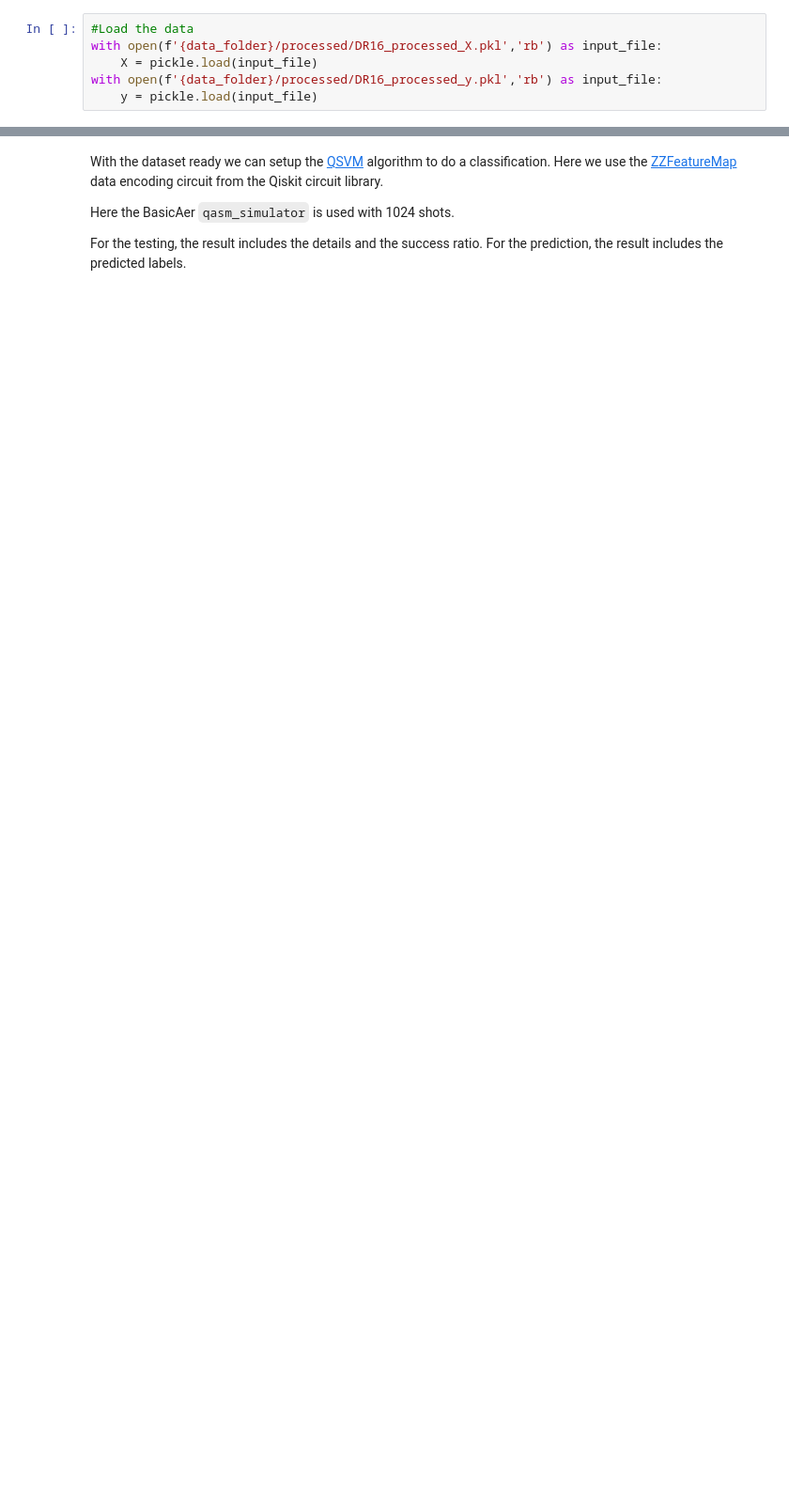
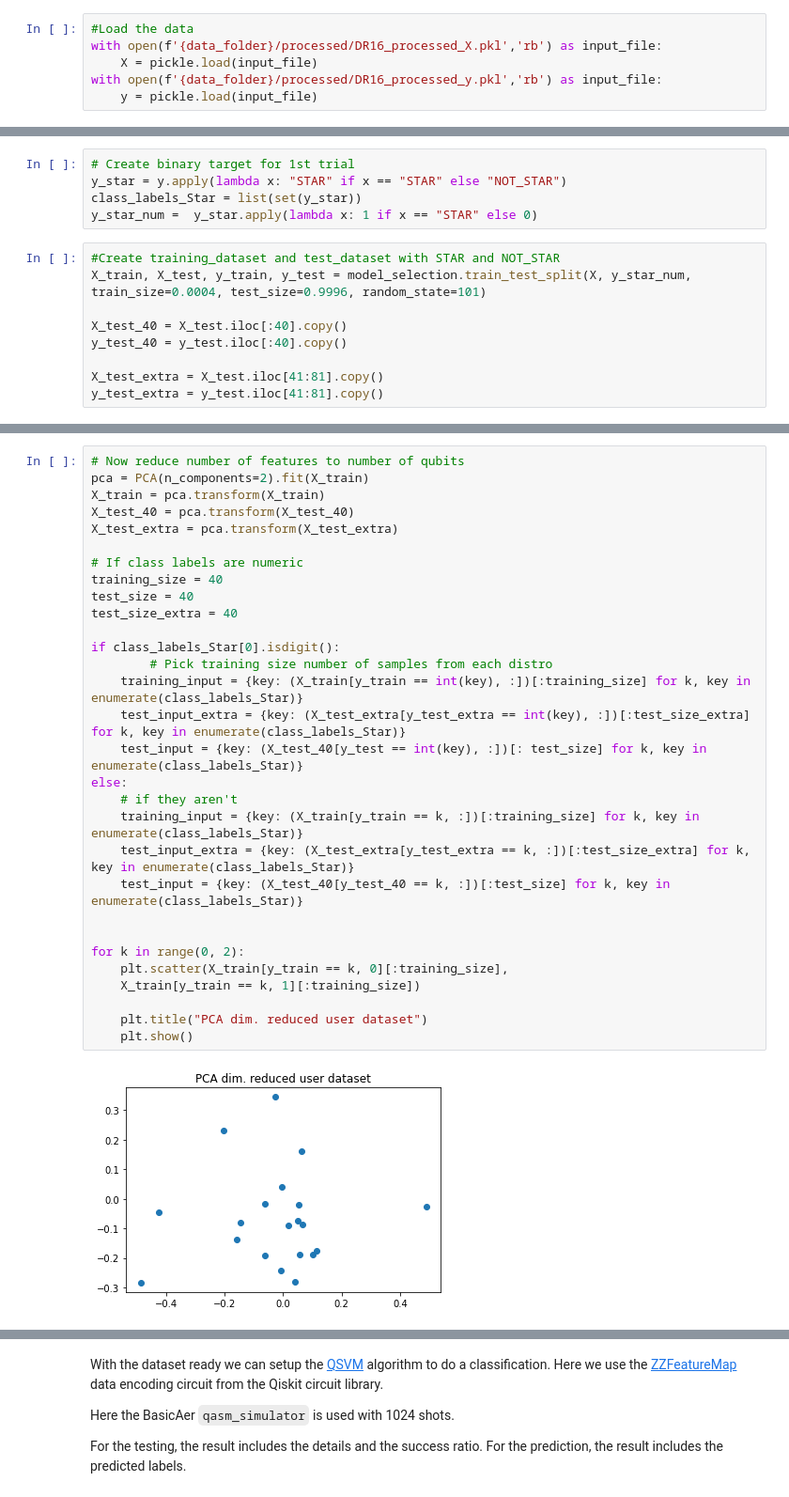
Before and after one commit to RossyNguyen/Quantstellar, a Jupyter notebook: QUANTSTELLAR-QISKIT-HACKATHON-21/notebooks/QSVM_Rossy.ipynb, the cells around one changed output, grey strips where cells are left out. Shown: that part at 94% size. Saved outputs shown, nothing was run; the diff lists cells and outputs as text; blank space fills up the shorter version.

Commit message:
Fix the dataset and run QSVM

```diff
--- a/QUANTSTELLAR-QISKIT-HACKATHON-21/notebooks/QSVM_Rossy.ipynb
+++ b/QUANTSTELLAR-QISKIT-HACKATHON-21/notebooks/QSVM_Rossy.ipynb
@@ -62,0 +31,14 @@ X_2
+# %%
+# Create binary target for 1st trial
+y_star = y.apply(lambda x: "STAR" if x == "STAR" else "NOT_STAR")
+class_labels_Star = list(set(y_star))
+y_star_num =  y_star.apply(lambda x: 1 if x == "STAR" else 0)
+# %%
+#Create training_dataset and test_dataset with STAR and NOT_STAR
+X_train, X_test, y_train, y_test = model_selection.train_test_split(X, y_star_num, train_size=0.0004, test_size=0.9996, random_state=101)
+
+X_test_40 = X_test.iloc[:40].copy()
+y_test_40 = y_test.iloc[:40].copy()
+
+X_test_extra = X_test.iloc[41:81].copy()
+y_test_extra = y_test.iloc[41:81].copy()
@@ -62,0 +64,32 @@ X_2
+# %%
+# Now reduce number of features to number of qubits
+pca = PCA(n_components=2).fit(X_train)
+X_train = pca.transform(X_train)
+X_test_40 = pca.transform(X_test_40)
+X_test_extra = pca.transform(X_test_extra)
+
+# If class labels are numeric
+training_size = 40
+test_size = 40
+test_size_extra = 40
+
+if class_labels_Star[0].isdigit():
+        # Pick training size number of samples from each distro
+    training_input = {key: (X_train[y_train == int(key), :])[:training_size] for k, key in enumerate(class_labels_Star)}
+    test_input_extra = {key: (X_test_extra[y_test_extra == int(key), :])[:test_size_extra] for k, key in enumerate(class_labels_Star)}
+    test_input = {key: (X_test_40[y_test == int(key), :])[: test_size] for k, key in enumerate(class_labels_Star)}
+else:
+    # if they aren't
+    training_input = {key: (X_train[y_train == k, :])[:training_size] for k, key in enumerate(class_labels_Star)}
+    test_input_extra = {key: (X_test_extra[y_test_extra == k, :])[:test_size_extra] for k, key in enumerate(class_labels_Star)}
+    test_input = {key: (X_test_40[y_test_40 == k, :])[:test_size] for k, key in enumerate(class_labels_Star)}
+
+
+for k in range(0, 2):
+    plt.scatter(X_train[y_train == k, 0][:training_size],
+    X_train[y_train == k, 1][:training_size])
+
+    plt.title("PCA dim. reduced user dataset")
+    plt.show()
+# %% [output]
+[figure, added]
```
Also changed, not shown: parts of 40 cells of this notebook, 2 other files.
